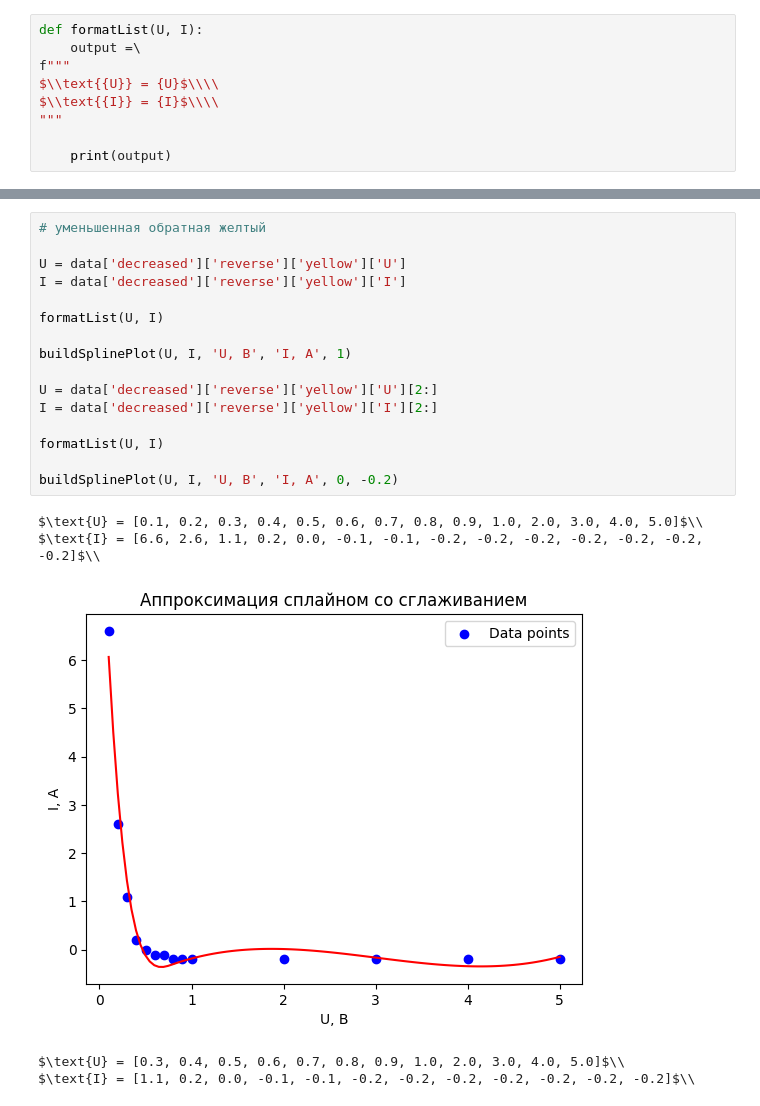
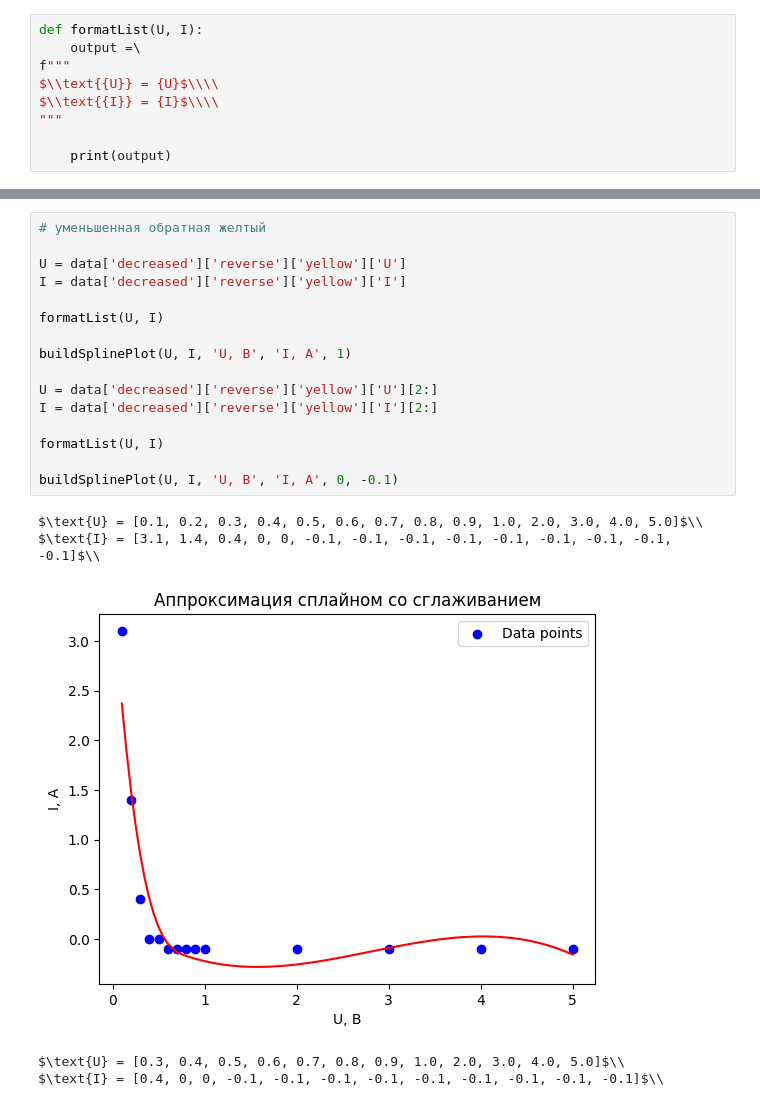
Before and after one commit to kwuh91/Physics-Year3, a Jupyter notebook: K4/main.ipynb, the cells around one changed output, grey strips where cells are left out. Cells and saved outputs as stored; diff of their text form.

```diff
--- a/K4/main.ipynb
+++ b/K4/main.ipynb
@@ -236,22 +270,22 @@ $\text{I} = [2.6, -1.1, -3.3, -4.4, -4.9, -5.0, -5.1, -5.2, -5.2, -5.3]$\\
 # %%
 # уменьшенная обратная желтый
 
 U = data['decreased']['reverse']['yellow']['U']
 I = data['decreased']['reverse']['yellow']['I']
 
 formatList(U, I)
 
 buildSplinePlot(U, I, 'U, В', 'I, А', 1)
 
 U = data['decreased']['reverse']['yellow']['U'][2:]
 I = data['decreased']['reverse']['yellow']['I'][2:]
 
 formatList(U, I)
 
-buildSplinePlot(U, I, 'U, В', 'I, А', 0, -0.2)
+buildSplinePlot(U, I, 'U, В', 'I, А', 0, -0.1)
 # %% [output]
 $\text{U} = [0.1, 0.2, 0.3, 0.4, 0.5, 0.6, 0.7, 0.8, 0.9, 1.0, 2.0, 3.0, 4.0, 5.0]$\\
-$\text{I} = [6.6, 2.6, 1.1, 0.2, 0.0, -0.1, -0.1, -0.2, -0.2, -0.2, -0.2, -0.2, -0.2, -0.2]$\\
+$\text{I} = [3.1, 1.4, 0.4, 0, 0, -0.1, -0.1, -0.1, -0.1, -0.1, -0.1, -0.1, -0.1, -0.1]$\\
-[figure, old version]
+[figure, new version]
 $\text{U} = [0.3, 0.4, 0.5, 0.6, 0.7, 0.8, 0.9, 1.0, 2.0, 3.0, 4.0, 5.0]$\\
-$\text{I} = [1.1, 0.2, 0.0, -0.1, -0.1, -0.2, -0.2, -0.2, -0.2, -0.2, -0.2, -0.2]$\\
+$\text{I} = [0.4, 0, 0, -0.1, -0.1, -0.1, -0.1, -0.1, -0.1, -0.1, -0.1, -0.1]$\\
```
Also changed, not shown: parts of 11 cells of this notebook, 27 other files.
